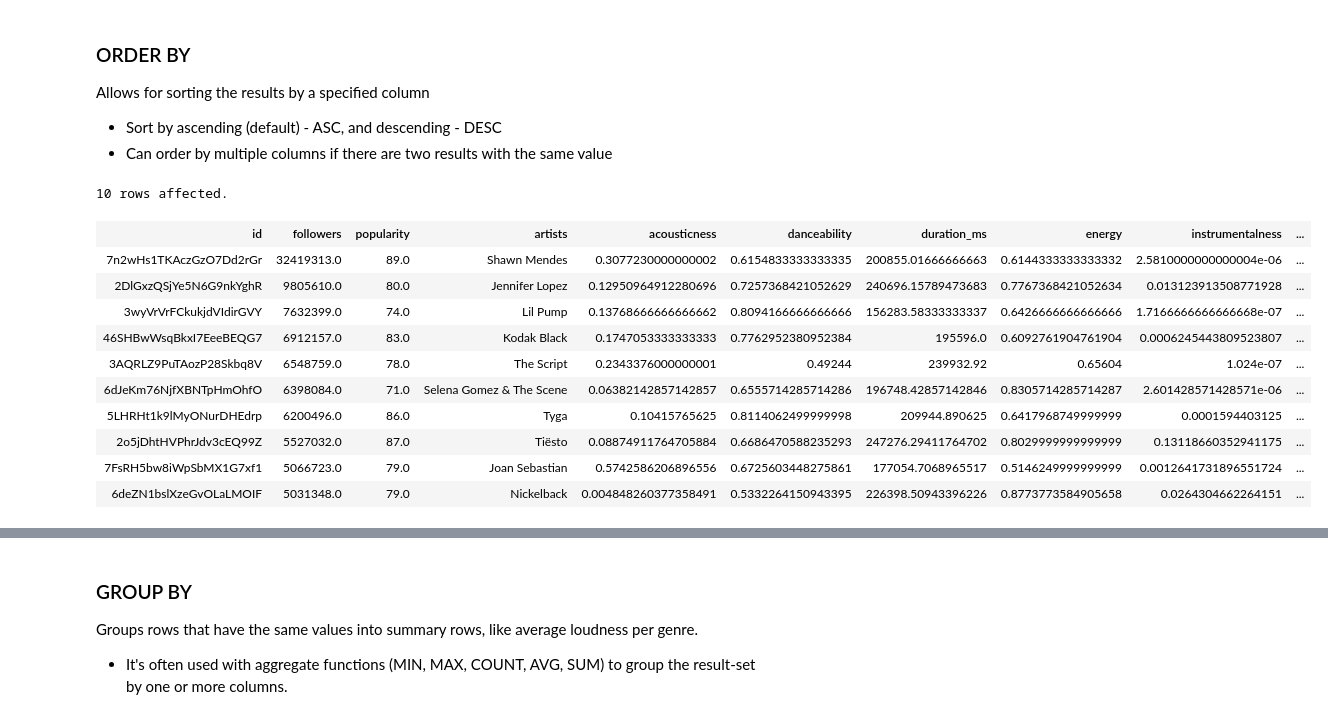
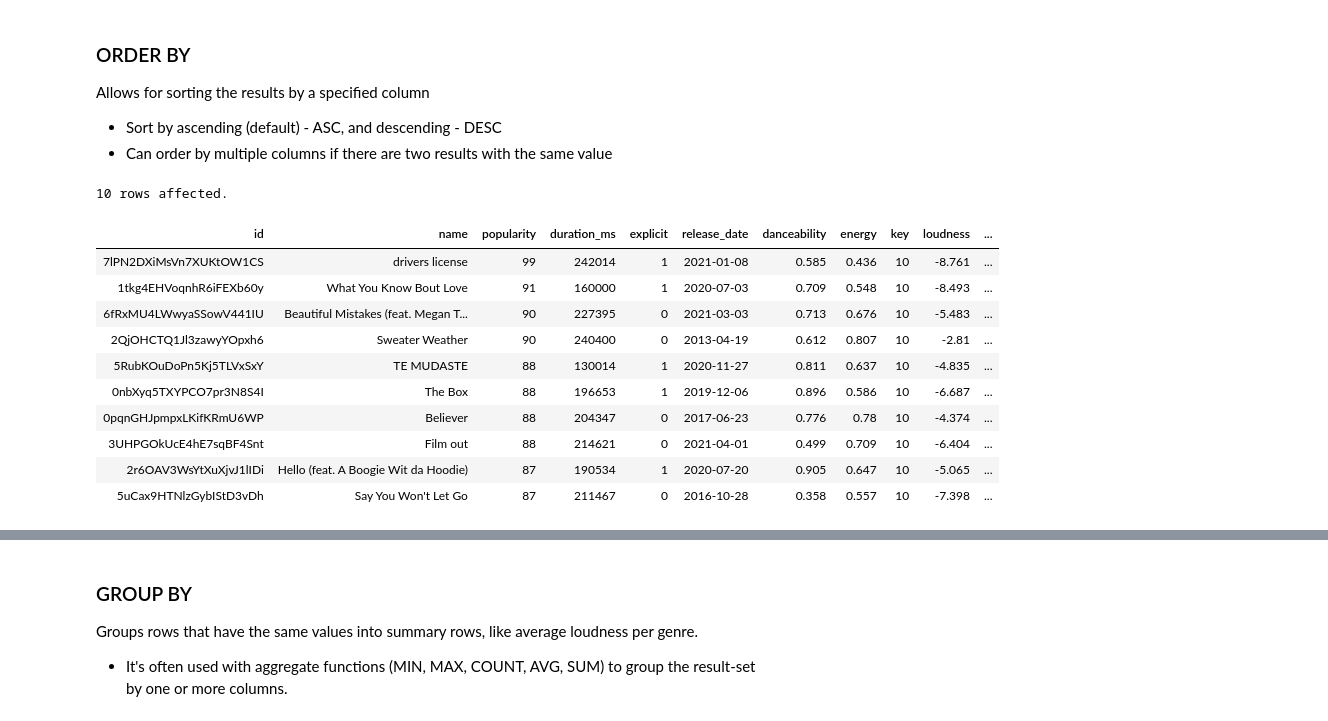
Before and after one commit to KevinKronk/sql-walkthrough-spotify, a Jupyter notebook: sql-walkthrough-spotify.ipynb, the cells around one changed output, grey strips where cells are left out. Saved outputs shown, nothing was run; the diff lists cells and outputs as text; code cells hidden in the pictures.

```diff
--- a/sql-walkthrough-spotify.ipynb
+++ b/sql-walkthrough-spotify.ipynb
@@ -475,20 +476,20 @@ Allows for sorting the results by a specified column
 # %%
 %%sql
 SELECT *
-FROM artists
+FROM top_tracks
 WHERE key = 10
-ORDER BY followers DESC, popularity DESC
+ORDER BY popularity DESC, duration_ms ASC
 LIMIT 10;
 # %% [output]
 10 rows affected.
-| id | followers | popularity | artists | acousticness | danceability | duration_ms | energy | instrumentalness | ... |
-| 7n2wHs1TKAczGzO7Dd2rGr | 32419313.0 | 89.0 | Shawn Mendes | 0.3077230000000002 | 0.6154833333333335 | 200855.01666666663 | 0.6144333333333332 | 2.5810000000000004e-06 | ... |
-| 2DlGxzQSjYe5N6G9nkYghR | 9805610.0 | 80.0 | Jennifer Lopez | 0.12950964912280696 | 0.7257368421052629 | 240696.15789473683 | 0.7767368421052634 | 0.013123913508771928 | ... |
-| 3wyVrVrFCkukjdVIdirGVY | 7632399.0 | 74.0 | Lil Pump | 0.13768666666666662 | 0.8094166666666666 | 156283.58333333337 | 0.6426666666666666 | 1.7166666666666668e-07 | ... |
-| 46SHBwWsqBkxI7EeeBEQG7 | 6912157.0 | 83.0 | Kodak Black | 0.1747053333333333 | 0.7762952380952384 | 195596.0 | 0.6092761904761904 | 0.0006245443809523807 | ... |
-| 3AQRLZ9PuTAozP28Skbq8V | 6548759.0 | 78.0 | The Script | 0.2343376000000001 | 0.49244 | 239932.92 | 0.65604 | 1.024e-07 | ... |
-| 6dJeKm76NjfXBNTpHmOhfO | 6398084.0 | 71.0 | Selena Gomez & The Scene | 0.06382142857142857 | 0.6555714285714286 | 196748.42857142846 | 0.8305714285714287 | 2.601428571428571e-06 | ... |
-| 5LHRHt1k9lMyONurDHEdrp | 6200496.0 | 86.0 | Tyga | 0.10415765625 | 0.8114062499999998 | 209944.890625 | 0.6417968749999999 | 0.0001594403125 | ... |
-| 2o5jDhtHVPhrJdv3cEQ99Z | 5527032.0 | 87.0 | Tiësto | 0.08874911764705884 | 0.6686470588235293 | 247276.29411764702 | 0.8029999999999999 | 0.13118660352941175 | ... |
-| 7FsRH5bw8iWpSbMX1G7xf1 | 5066723.0 | 79.0 | Joan Sebastian | 0.5742586206896556 | 0.6725603448275861 | 177054.7068965517 | 0.5146249999999999 | 0.0012641731896551724 | ... |
-| 6deZN1bslXzeGvOLaLMOIF | 5031348.0 | 79.0 | Nickelback | 0.004848260377358491 | 0.5332264150943395 | 226398.50943396226 | 0.8773773584905658 | 0.0264304662264151 | ... |
+| id | name | popularity | duration_ms | explicit | release_date | danceability | energy | key | loudness | ... |
+| 7lPN2DXiMsVn7XUKtOW1CS | drivers license | 99 | 242014 | 1 | 2021-01-08 | 0.585 | 0.436 | 10 | -8.761 | ... |
+| 1tkg4EHVoqnhR6iFEXb60y | What You Know Bout Love | 91 | 160000 | 1 | 2020-07-03 | 0.709 | 0.548 | 10 | -8.493 | ... |
+| 6fRxMU4LWwyaSSowV441IU | Beautiful Mistakes (feat. Megan T... | 90 | 227395 | 0 | 2021-03-03 | 0.713 | 0.676 | 10 | -5.483 | ... |
+| 2QjOHCTQ1Jl3zawyYOpxh6 | Sweater Weather | 90 | 240400 | 0 | 2013-04-19 | 0.612 | 0.807 | 10 | -2.81 | ... |
+| 5RubKOuDoPn5Kj5TLVxSxY | TE MUDASTE | 88 | 130014 | 1 | 2020-11-27 | 0.811 | 0.637 | 10 | -4.835 | ... |
+| 0nbXyq5TXYPCO7pr3N8S4I | The Box | 88 | 196653 | 1 | 2019-12-06 | 0.896 | 0.586 | 10 | -6.687 | ... |
+| 0pqnGHJpmpxLKifKRmU6WP | Believer | 88 | 204347 | 0 | 2017-06-23 | 0.776 | 0.78 | 10 | -4.374 | ... |
+| 3UHPGOkUcE4hE7sqBF4Snt | Film out | 88 | 214621 | 0 | 2021-04-01 | 0.499 | 0.709 | 10 | -6.404 | ... |
+| 2r6OAV3WsYtXuXjvJ1lIDi | Hello (feat. A Boogie Wit da Hoodie) | 87 | 190534 | 1 | 2020-07-20 | 0.905 | 0.647 | 10 | -5.065 | ... |
+| 5uCax9HTNlzGybIStD3vDh | Say You Won't Let Go | 87 | 211467 | 0 | 2016-10-28 | 0.358 | 0.557 | 10 | -7.398 | ... |
```
Also changed, not shown: parts of 25 cells of this notebook.
